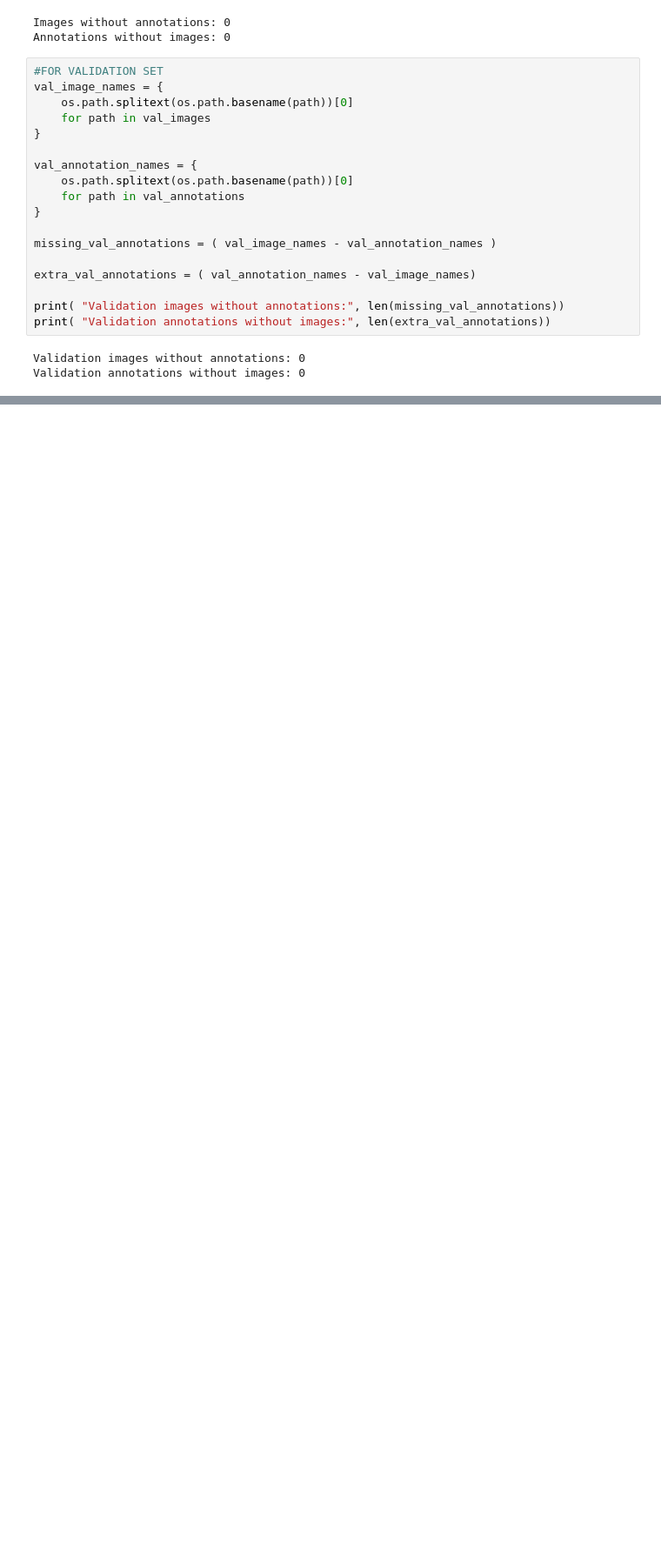
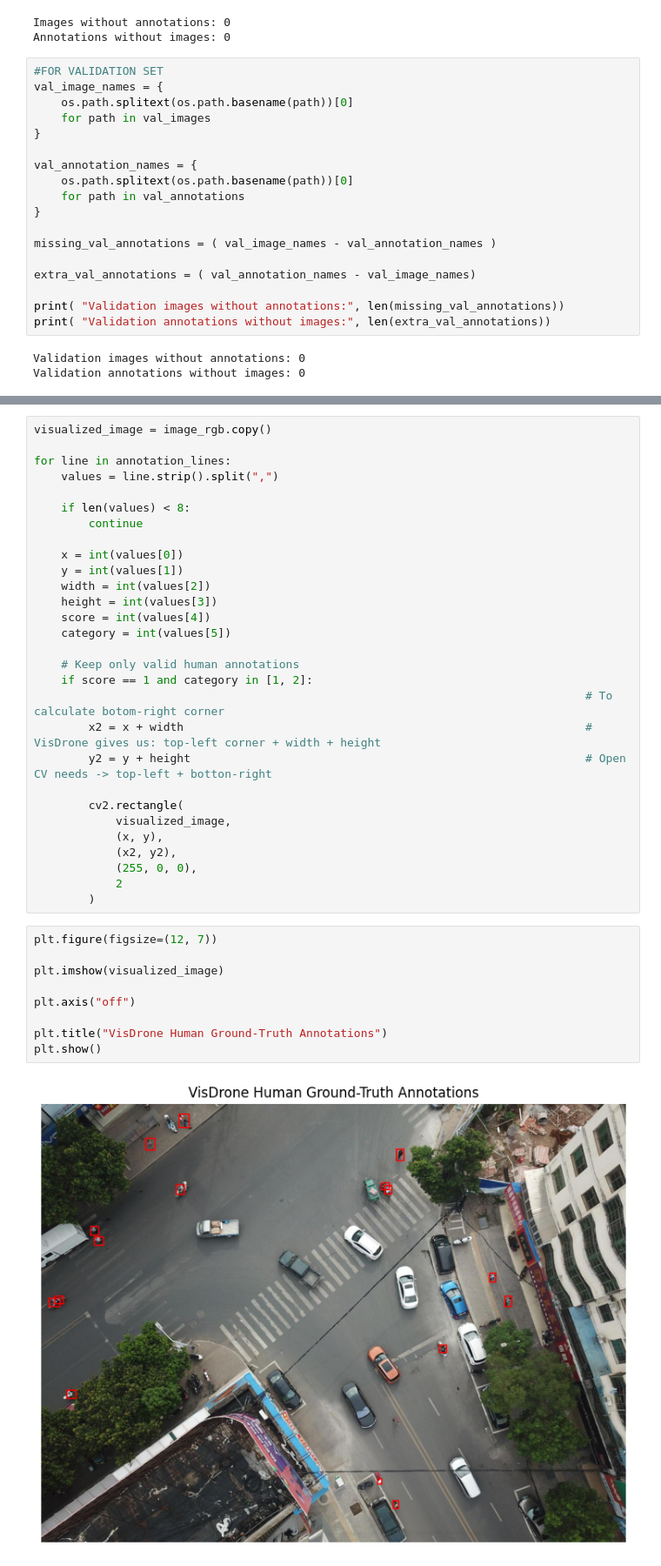
Before and after one commit to Anikettcoder/ResQVision, a Jupyter notebook: notebooks/01_Data_Preparation.ipynb, the cells around one changed output, grey strips where cells are left out. Shown at 87% size. Saved outputs shown, nothing was run; the diff lists cells and outputs as text; blank space fills up the shorter version.

```diff
--- a/notebooks/01_Data_Preparation.ipynb
+++ b/notebooks/01_Data_Preparation.ipynb
@@ -224,0 +333,40 @@ Validation annotations without images: 0
+# %%
+visualized_image = image_rgb.copy()
+
+for line in annotation_lines:
+    values = line.strip().split(",")
+
+    if len(values) < 8:
+        continue
+
+    x = int(values[0])
+    y = int(values[1])
+    width = int(values[2])
+    height = int(values[3])
+    score = int(values[4])
+    category = int(values[5])
+
+    # Keep only valid human annotations
+    if score == 1 and category in [1, 2]:
+                                                                                 # To calculate botom-right corner
+        x2 = x + width                                                           # VisDrone gives us: top-left corner + width + height
+        y2 = y + height                                                          # Open CV needs -> top-left + botton-right
+
+        cv2.rectangle(
+            visualized_image,
+            (x, y),
+            (x2, y2),
+            (255, 0, 0),
+            2
+        )
+# %%
+plt.figure(figsize=(12, 7))
+
+plt.imshow(visualized_image)
+
+plt.axis("off")
+
+plt.title("VisDrone Human Ground-Truth Annotations")
+plt.show()
+# %% [output]
+[figure, added]
```
Also changed, not shown: parts of 18 cells of this notebook.
